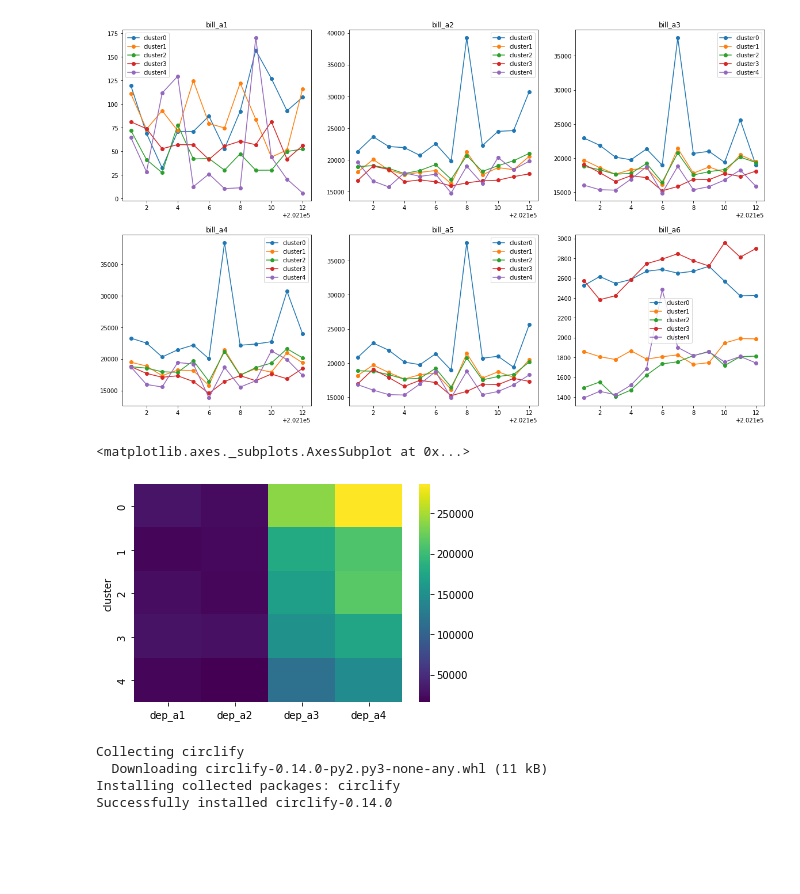
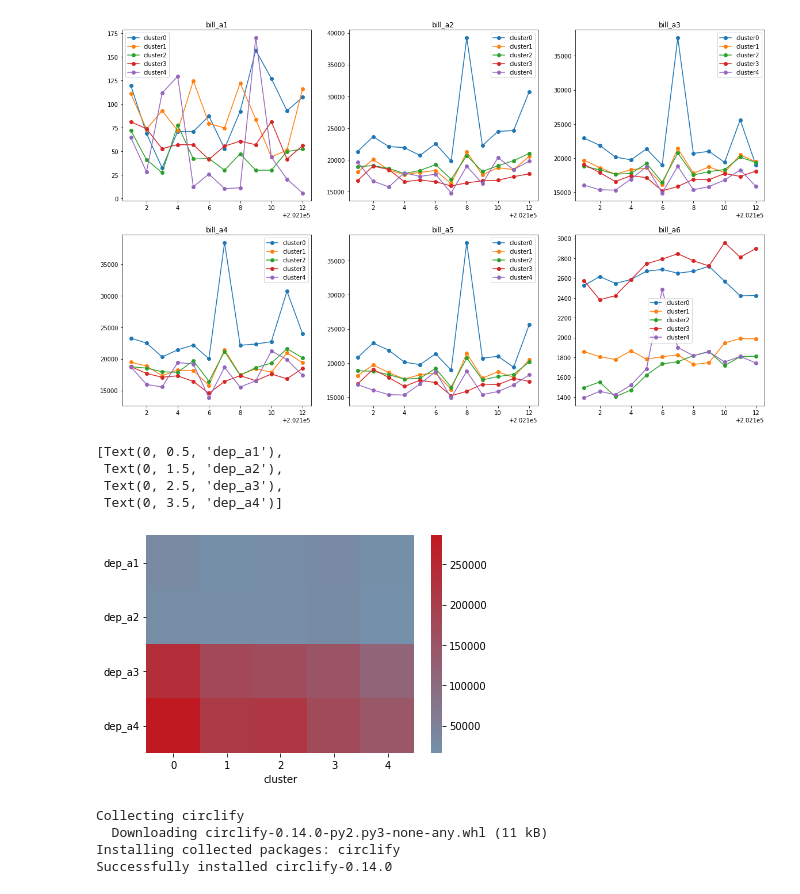
Before and after one commit to william50307/finance-project, a Jupyter notebook: EDA_cluster.ipynb, the cells around one changed output. Drawn from its saved outputs; the diff is of its cells as text; code cells hidden in the pictures; blank space fills up the shorter version.

```diff
--- a/EDA_cluster.ipynb
+++ b/EDA_cluster.ipynb
@@ -118,10 +118,14 @@ for i, bill in enumerate(bills):
 [figure]
 # %%
 depa = df.columns[df.columns.str.contains('dep_a')]
-sns.heatmap(df.groupby('cluster')[depa].mean(), cmap="viridis")
+ax = sns.heatmap(df.groupby('cluster')[depa].mean().transpose(), cmap=cm)
+ax.set_yticklabels(ax.get_yticklabels(),rotation = 0)
 # %% [output]
-<matplotlib.axes._subplots.AxesSubplot at 0x...>
+[Text(0, 0.5, 'dep_a1'),
+ Text(0, 1.5, 'dep_a2'),
+ Text(0, 2.5, 'dep_a3'),
+ Text(0, 3.5, 'dep_a4')]
-[figure, old version]
+[figure, new version]
 # %%
 circle_data = {}
 people = df.groupby('cluster')['srno_2'].count() // 12
```
